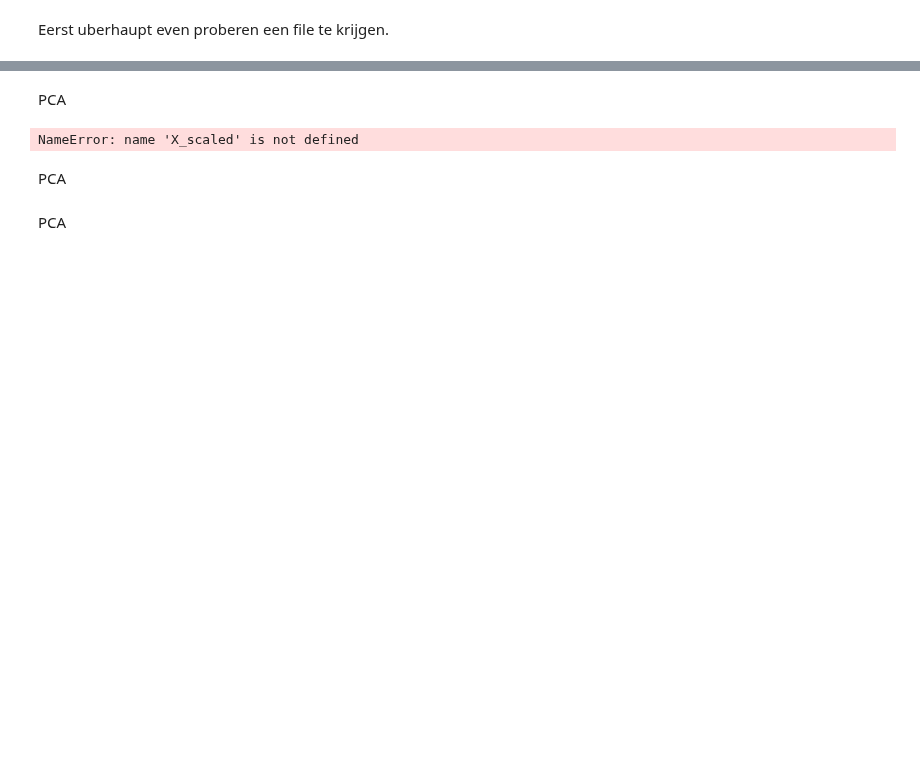
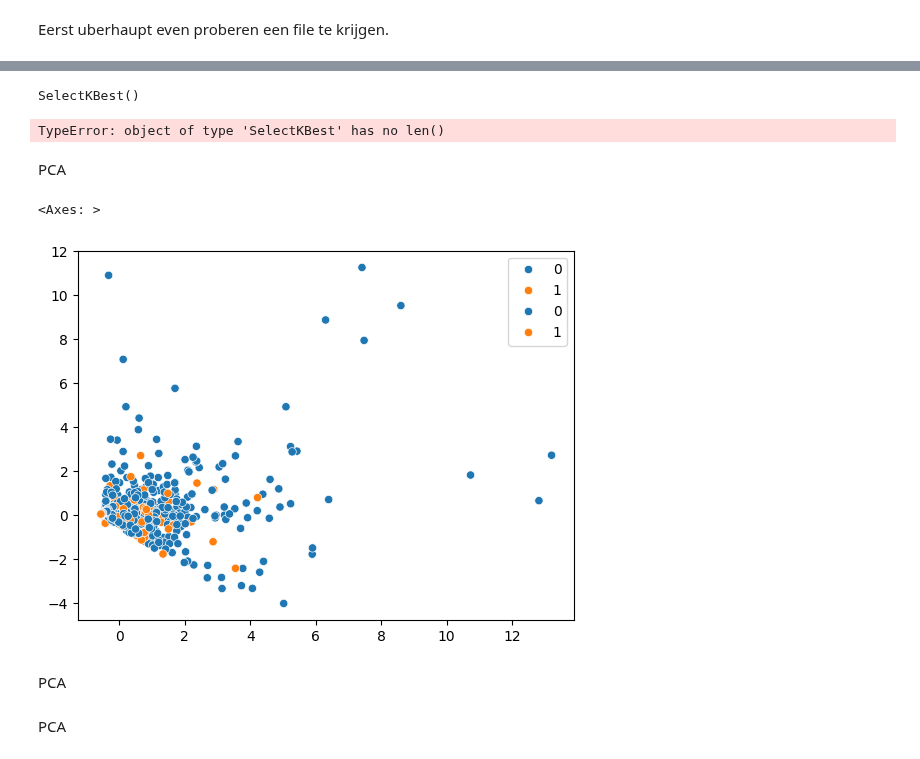
Before and after one commit to bramvandeurzen934/Group16_ECG, a Jupyter notebook: aantal_features.ipynb, the cells around one changed output, grey strips where cells are left out. Saved outputs shown, nothing was run; the diff lists cells and outputs as text; code cells hidden in the pictures; blank space fills up the shorter version.

```diff
--- a/aantal_features.ipynb
+++ b/aantal_features.ipynb
@@ -80,9 +160,31 @@ plt.show()
+# %%
+# classifications
+k = feature_selection.SelectKBest(k=10)
+print(k)
+
+# Plot number of features VS. cross-validation scores
+plt.figure()
+plt.xlabel("Number of features selected")
+plt.ylabel("Cross validation score (nb of correct classifications)")
+plt.plot(range(1, len(k) + 1), k)
+plt.show()
+# %% [output]
+SelectKBest()
+TypeError: object of type 'SelectKBest' has no len()
 # %% [markdown]
 PCA
-# %%
-seaborn.scatterplot(x=X_scaled[:, 0], y=X_scaled[:, 1], hue=y)
-# %% [output]
-NameError: name 'X_scaled' is not defined
+# %%
+seaborn.scatterplot(x=X_scaled[:, 0], y=X_scaled[:, 1], hue=y)
+from sklearn import decomposition
+
+pca = decomposition.PCA(n_components=2)
+pca.fit(X_scaled)
+X_pca = pca.transform(X_scaled)
+
+seaborn.scatterplot(x=X_pca[:, 0], y=X_pca[:, 1], hue=y)
+# %% [output]
+<Axes: >
+[figure, added]
 # %% [markdown]
 PCA
 # %% [markdown]
```
Also changed, not shown: parts of 8 cells of this notebook.
